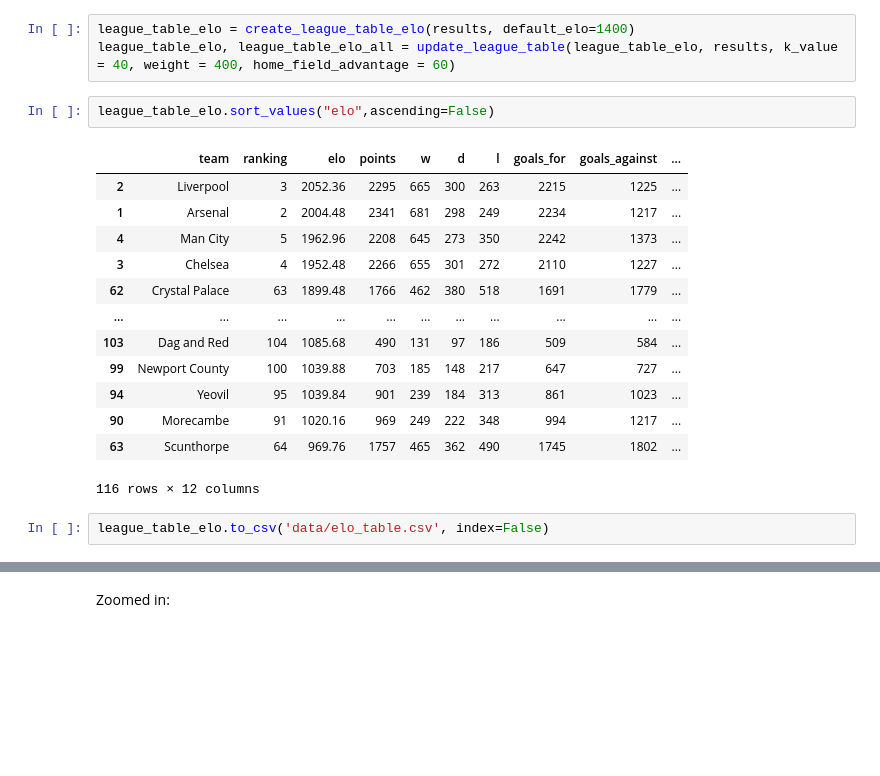
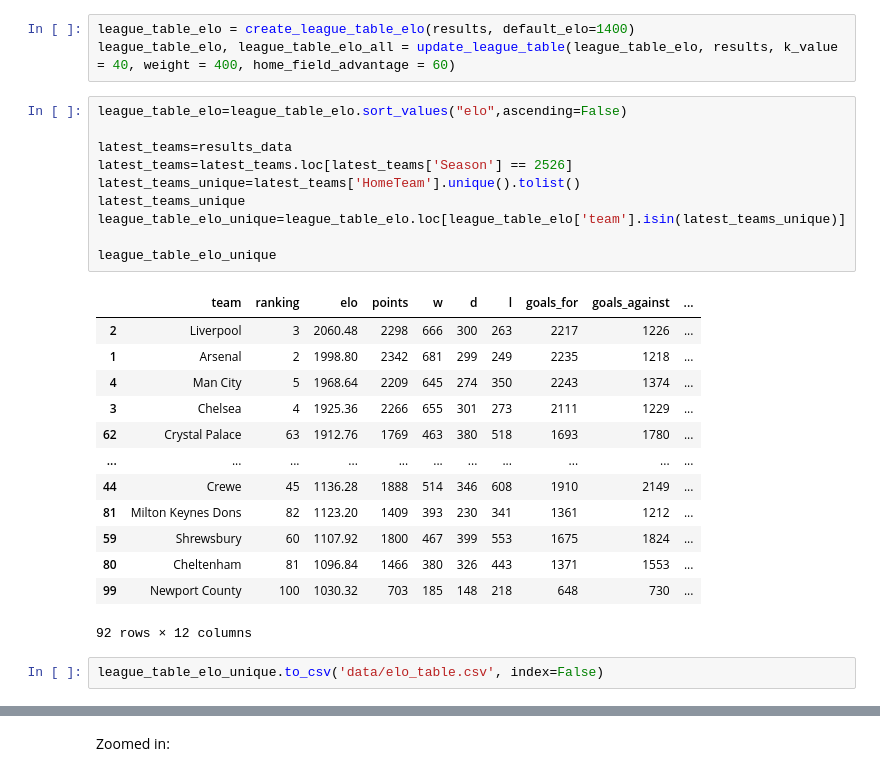
Before and after one commit to hippoguynil/elo, a Jupyter notebook: elo.ipynb, the cells around one changed output, grey strips where cells are left out. Drawn from its saved outputs; the diff is of its cells as text; blank space fills up the shorter version.

```diff
--- a/elo.ipynb
+++ b/elo.ipynb
@@ -234,24 +221,32 @@ def update_league_table(league_table, results_table, k_value = 40, weight = 400,
 # %%
 league_table_elo = create_league_table_elo(results, default_elo=1400)
 league_table_elo, league_table_elo_all = update_league_table(league_table_elo, results, k_value = 40, weight = 400, home_field_advantage = 60)
-# %%
-league_table_elo.sort_values("elo",ascending=False)
-# %% [output]
-|  | team | ranking | elo | points | w | d | l | goals_for | goals_against | ... |
-| 2 | Liverpool | 3 | 2052.36 | 2295 | 665 | 300 | 263 | 2215 | 1225 | ... |
-| 1 | Arsenal | 2 | 2004.48 | 2341 | 681 | 298 | 249 | 2234 | 1217 | ... |
-| 4 | Man City | 5 | 1962.96 | 2208 | 645 | 273 | 350 | 2242 | 1373 | ... |
-| 3 | Chelsea | 4 | 1952.48 | 2266 | 655 | 301 | 272 | 2110 | 1227 | ... |
-| 62 | Crystal Palace | 63 | 1899.48 | 1766 | 462 | 380 | 518 | 1691 | 1779 | ... |
-| ... | ... | ... | ... | ... | ... | ... | ... | ... | ... | ... |
-| 103 | Dag and Red | 104 | 1085.68 | 490 | 131 | 97 | 186 | 509 | 584 | ... |
-| 99 | Newport County | 100 | 1039.88 | 703 | 185 | 148 | 217 | 647 | 727 | ... |
-| 94 | Yeovil | 95 | 1039.84 | 901 | 239 | 184 | 313 | 861 | 1023 | ... |
-| 90 | Morecambe | 91 | 1020.16 | 969 | 249 | 222 | 348 | 994 | 1217 | ... |
-| 63 | Scunthorpe | 64 | 969.76 | 1757 | 465 | 362 | 490 | 1745 | 1802 | ... |
-116 rows × 12 columns
+# %%
+league_table_elo=league_table_elo.sort_values("elo",ascending=False)
+
+latest_teams=results_data
+latest_teams=latest_teams.loc[latest_teams['Season'] == 2526]
+latest_teams_unique=latest_teams['HomeTeam'].unique().tolist()
+latest_teams_unique
+league_table_elo_unique=league_table_elo.loc[league_table_elo['team'].isin(latest_teams_unique)]
+
+league_table_elo_unique
+# %% [output]
+|  | team | ranking | elo | points | w | d | l | goals_for | goals_against | ... |
+| 2 | Liverpool | 3 | 2060.48 | 2298 | 666 | 300 | 263 | 2217 | 1226 | ... |
+| 1 | Arsenal | 2 | 1998.80 | 2342 | 681 | 299 | 249 | 2235 | 1218 | ... |
+| 4 | Man City | 5 | 1968.64 | 2209 | 645 | 274 | 350 | 2243 | 1374 | ... |
+| 3 | Chelsea | 4 | 1925.36 | 2266 | 655 | 301 | 273 | 2111 | 1229 | ... |
+| 62 | Crystal Palace | 63 | 1912.76 | 1769 | 463 | 380 | 518 | 1693 | 1780 | ... |
+| ... | ... | ... | ... | ... | ... | ... | ... | ... | ... | ... |
+| 44 | Crewe | 45 | 1136.28 | 1888 | 514 | 346 | 608 | 1910 | 2149 | ... |
+| 81 | Milton Keynes Dons | 82 | 1123.20 | 1409 | 393 | 230 | 341 | 1361 | 1212 | ... |
+| 59 | Shrewsbury | 60 | 1107.92 | 1800 | 467 | 399 | 553 | 1675 | 1824 | ... |
+| 80 | Cheltenham | 81 | 1096.84 | 1466 | 380 | 326 | 443 | 1371 | 1553 | ... |
+| 99 | Newport County | 100 | 1030.32 | 703 | 185 | 148 | 218 | 648 | 730 | ... |
+92 rows × 12 columns
 # %%
-league_table_elo.to_csv('data/elo_table.csv', index=False)
+league_table_elo_unique.to_csv('data/elo_table.csv', index=False)
 # %%
 plt.figure(figsize = (13,5))
 sns.lineplot(x='last_date', y='elo', hue='team', errorbar=None,
```
Also changed, not shown: parts of 7 cells of this notebook, 9 other files.
